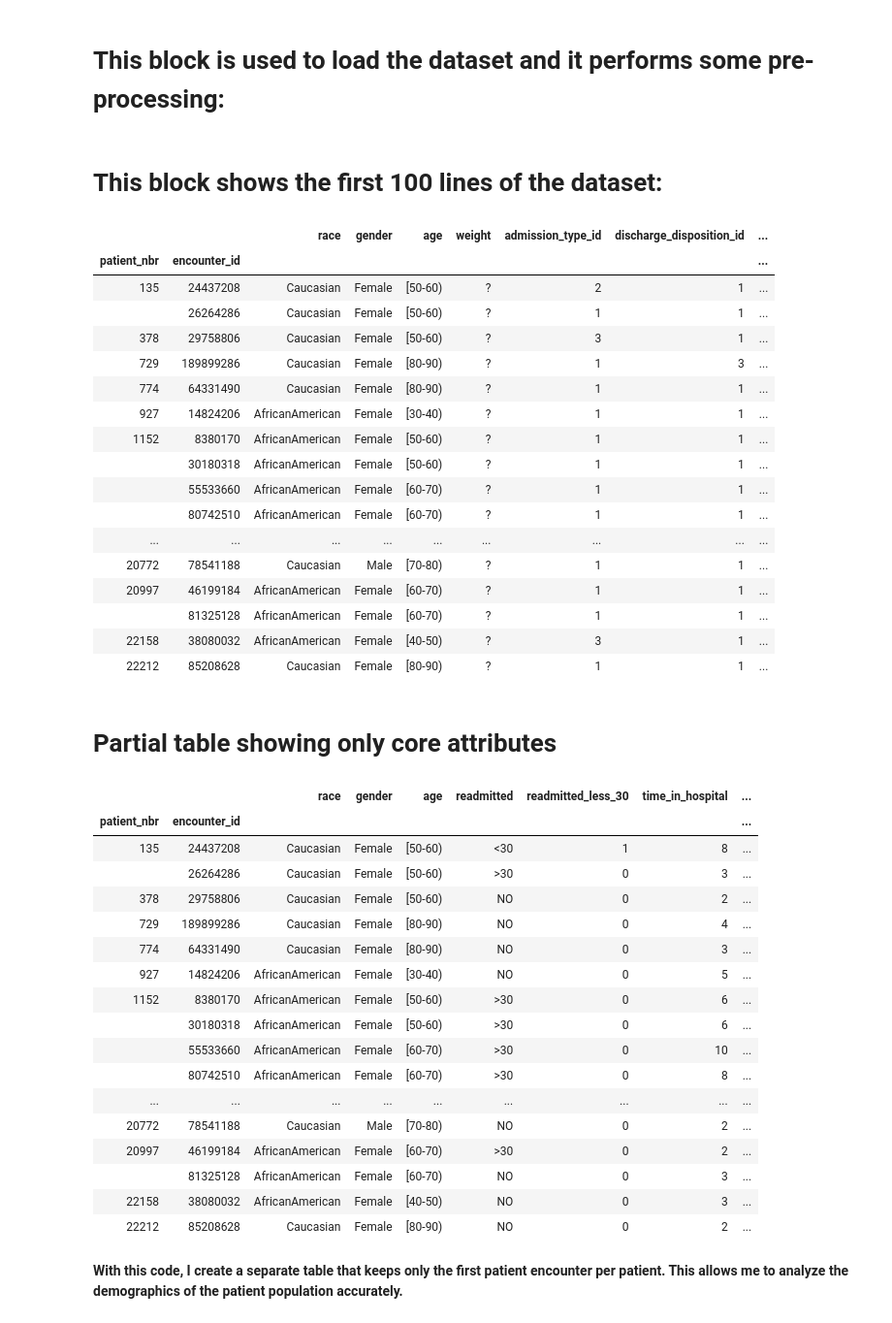
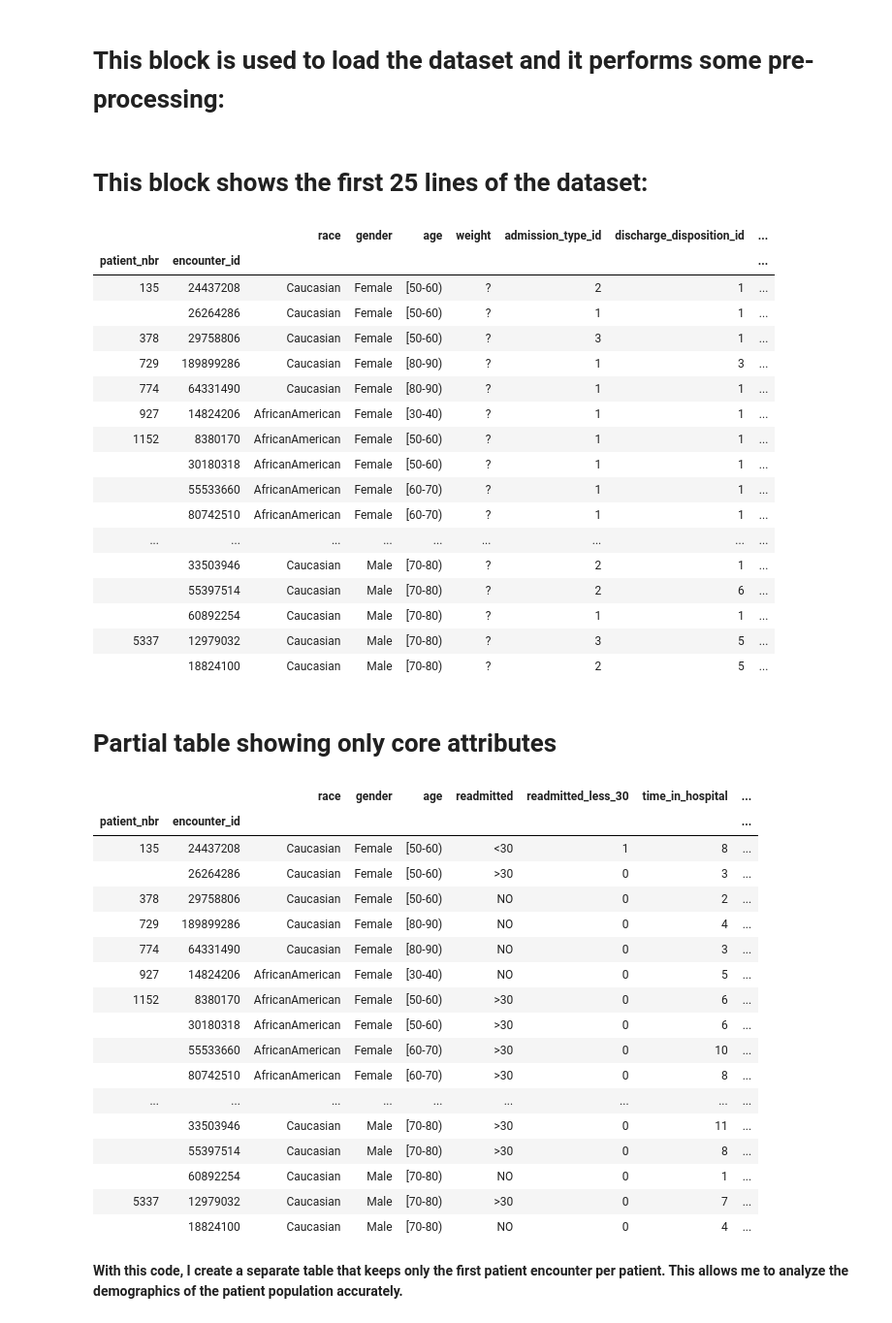
Before and after one commit to dsivie/hospital_readmissions, a Jupyter notebook: hospital_readmissions.ipynb, the cells around one changed output. Shown: that part at 97% size. Drawn from its saved outputs; the diff is of its cells as text; code cells hidden in the pictures.

```diff
--- a/hospital_readmissions.ipynb
+++ b/hospital_readmissions.ipynb
@@ -101,10 +101,10 @@ display(HTML("<style>.container { width:90% !important; }</style>"))
 
 # df.to_pickle("diabetic_data.pkl")
 # %% [markdown]
-# This block shows the first 100 lines of the dataset:
+# This block shows the first 25 lines of the dataset:
 # %%
 df = pd.read_pickle("diabetic_data.pkl")
-df.head(100)
+df.head(25)
 # %% [output]
 |  |  | race | gender | age | weight | admission_type_id | discharge_disposition_id | ... |
 | patient_nbr | encounter_id |  |  |  |  |  |  | ... |
@@ -119,37 +119,37 @@ df.head(100)
 |  | 55533660 | AfricanAmerican | Female | [60-70) | ? | 1 | 1 | ... |
 |  | 80742510 | AfricanAmerican | Female | [60-70) | ? | 1 | 1 | ... |
 | ... | ... | ... | ... | ... | ... | ... | ... | ... |
-| 20772 | 78541188 | Caucasian | Male | [70-80) | ? | 1 | 1 | ... |
-| 20997 | 46199184 | AfricanAmerican | Female | [60-70) | ? | 1 | 1 | ... |
-|  | 81325128 | AfricanAmerican | Female | [60-70) | ? | 1 | 1 | ... |
-| 22158 | 38080032 | AfricanAmerican | Female | [40-50) | ? | 3 | 1 | ... |
-| 22212 | 85208628 | Caucasian | Female | [80-90) | ? | 1 | 1 | ... |
+|  | 33503946 | Caucasian | Male | [70-80) | ? | 2 | 1 | ... |
+|  | 55397514 | Caucasian | Male | [70-80) | ? | 2 | 6 | ... |
+|  | 60892254 | Caucasian | Male | [70-80) | ? | 1 | 1 | ... |
+| 5337 | 12979032 | Caucasian | Male | [70-80) | ? | 3 | 5 | ... |
+|  | 18824100 | Caucasian | Male | [70-80) | ? | 2 | 5 | ... |
 # %% [markdown]
 # Partial table showing only core attributes
 # %%
 df_summary = df[["race", "gender", "age", "readmitted", "readmitted_less_30", "time_in_hospital", "number_inpatient", "number_outpatient", "number_emergency"]]
 
 #qgrid.show_grid(df_summary.head(500), show_toolbar=True, grid_options={"forceFitColumns": False})
-df_summary.head(100)
+df_summary.head(25)
 # %% [output]
 |  |  | race | gender | age | readmitted | readmitted_less_30 | time_in_hospital | ... |
 | patient_nbr | encounter_id |  |  |  |  |  |  | ... |
 | 135 | 24437208 | Caucasian | Female | [50-60) | <30 | 1 | 8 | ... |
 |  | 26264286 | Caucasian | Female | [50-60) | >30 | 0 | 3 | ... |
 | 378 | 29758806 | Caucasian | Female | [50-60) | NO | 0 | 2 | ... |
 | 729 | 189899286 | Caucasian | Female | [80-90) | NO | 0 | 4 | ... |
 | 774 | 64331490 | Caucasian | Female | [80-90) | NO | 0 | 3 | ... |
 | 927 | 14824206 | AfricanAmerican | Female | [30-40) | NO | 0 | 5 | ... |
 | 1152 | 8380170 | AfricanAmerican | Female | [50-60) | >30 | 0 | 6 | ... |
 |  | 30180318 | AfricanAmerican | Female | [50-60) | >30 | 0 | 6 | ... |
 |  | 55533660 | AfricanAmerican | Female | [60-70) | >30 | 0 | 10 | ... |
 |  | 80742510 | AfricanAmerican | Female | [60-70) | >30 | 0 | 8 | ... |
 | ... | ... | ... | ... | ... | ... | ... | ... | ... |
-| 20772 | 78541188 | Caucasian | Male | [70-80) | NO | 0 | 2 | ... |
-| 20997 | 46199184 | AfricanAmerican | Female | [60-70) | >30 | 0 | 2 | ... |
-|  | 81325128 | AfricanAmerican | Female | [60-70) | NO | 0 | 3 | ... |
-| 22158 | 38080032 | AfricanAmerican | Female | [40-50) | NO | 0 | 3 | ... |
-| 22212 | 85208628 | Caucasian | Female | [80-90) | NO | 0 | 2 | ... |
+|  | 33503946 | Caucasian | Male | [70-80) | >30 | 0 | 11 | ... |
+|  | 55397514 | Caucasian | Male | [70-80) | >30 | 0 | 8 | ... |
+|  | 60892254 | Caucasian | Male | [70-80) | NO | 0 | 1 | ... |
+| 5337 | 12979032 | Caucasian | Male | [70-80) | >30 | 0 | 7 | ... |
+|  | 18824100 | Caucasian | Male | [70-80) | NO | 0 | 4 | ... |
 # %% [markdown]
 __With this code, I create a separate table that keeps only the first patient encounter per patient.  This allows me to analyze the demographics of the patient population accurately.__
 # %%
```
